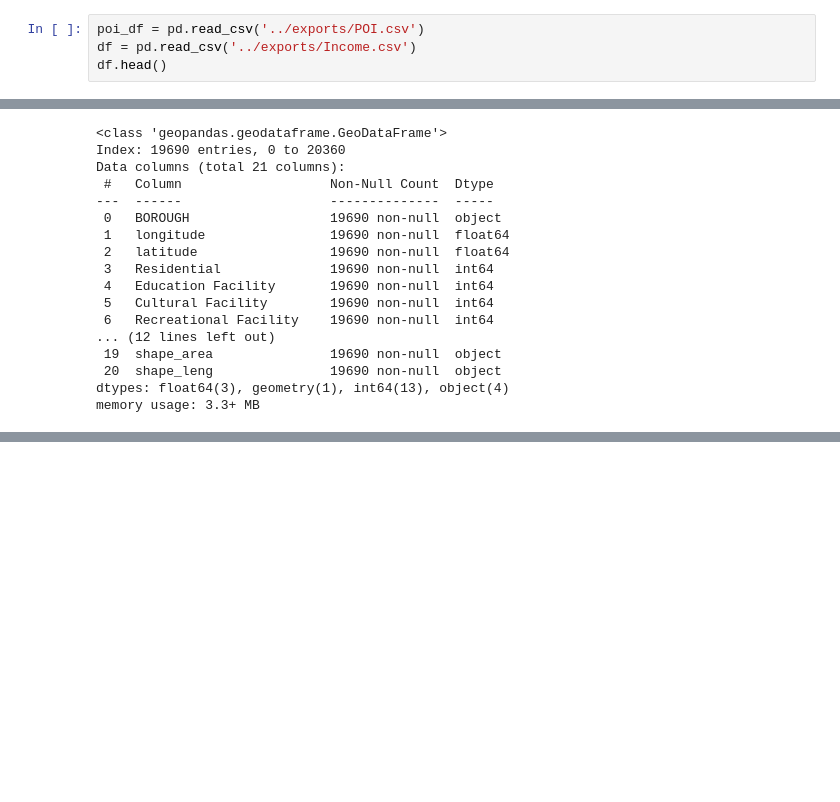
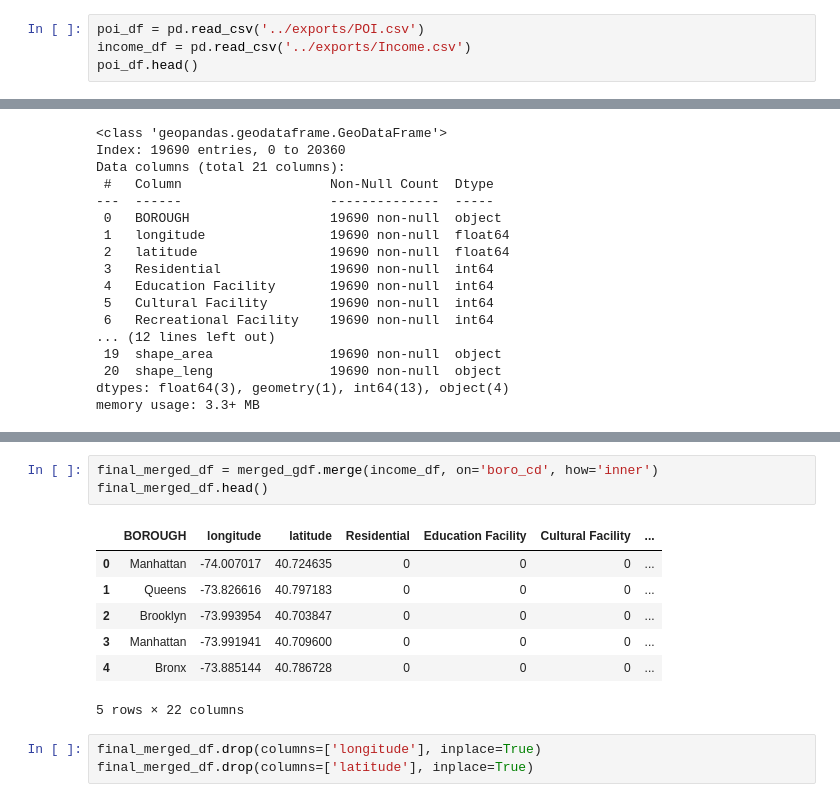
Before and after one commit to yamisukii/Dopp_NYCPriceAnalysis, a Jupyter notebook: notebooks/cluster.ipynb, the cells around one changed output, grey strips where cells are left out. Cells and saved outputs as stored; diff of their text form; blank space fills up the shorter version.

```diff
--- a/notebooks/cluster.ipynb
+++ b/notebooks/cluster.ipynb
@@ -9,6 +9,6 @@ import geopandas as gpd
 from shapely.geometry import Point
 # %%
 poi_df = pd.read_csv('../exports/POI.csv')
-df = pd.read_csv('../exports/Income.csv')
-df.head()
+income_df = pd.read_csv('../exports/Income.csv')
+poi_df.head()
 # %% [output]
@@ -103,0 +116,14 @@ plt.show()
+# %%
+final_merged_df = merged_gdf.merge(income_df, on='boro_cd', how='inner')
+final_merged_df.head()
+# %% [output]
+|  | BOROUGH | longitude | latitude | Residential | Education Facility | Cultural Facility | ... |
+| 0 | Manhattan | -74.007017 | 40.724635 | 0 | 0 | 0 | ... |
+| 1 | Queens | -73.826616 | 40.797183 | 0 | 0 | 0 | ... |
+| 2 | Brooklyn | -73.993954 | 40.703847 | 0 | 0 | 0 | ... |
+| 3 | Manhattan | -73.991941 | 40.709600 | 0 | 0 | 0 | ... |
+| 4 | Bronx | -73.885144 | 40.786728 | 0 | 0 | 0 | ... |
+5 rows × 22 columns
+# %%
+final_merged_df.drop(columns=['longitude'], inplace=True)
+final_merged_df.drop(columns=['latitude'], inplace=True)
```
Also changed, not shown: parts of 4 cells of this notebook, 1 other file.
